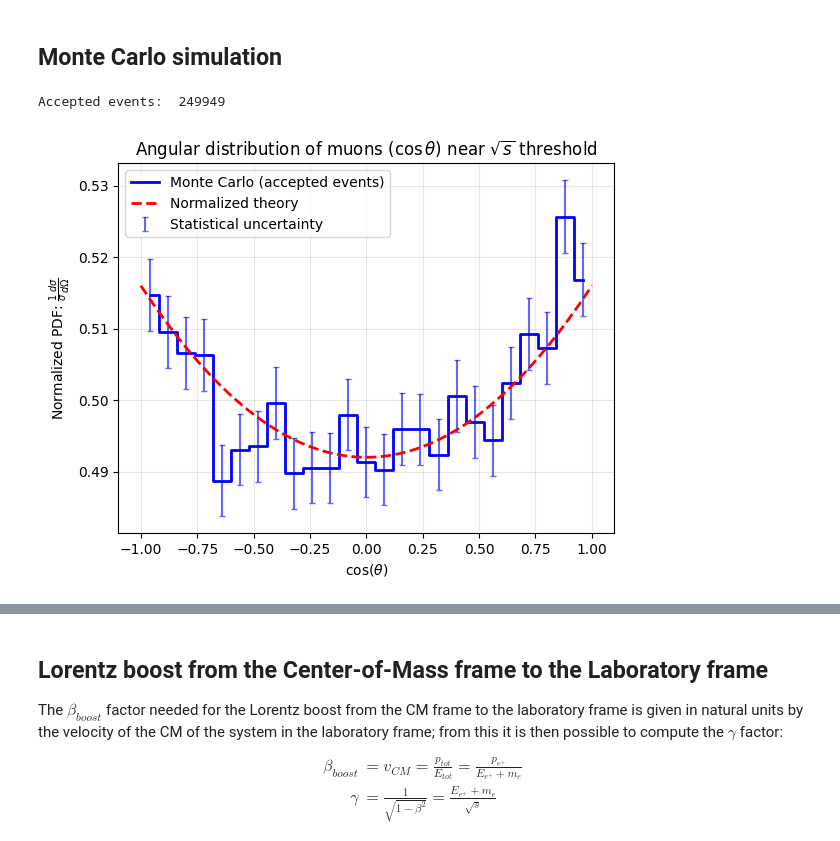
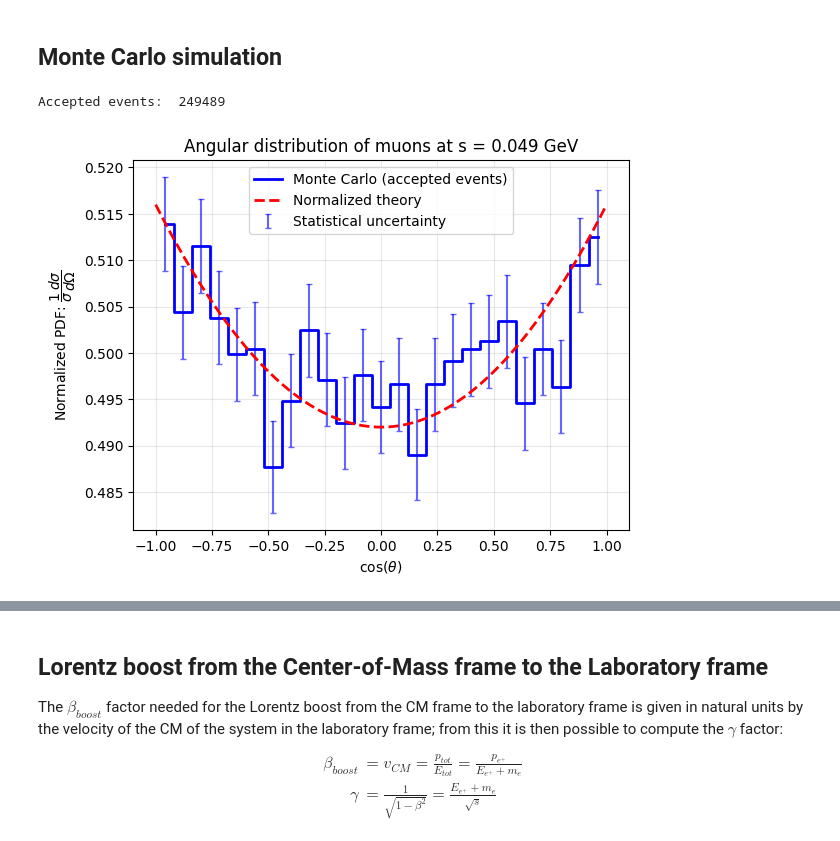
Before and after one commit to marcolorenzato00/LCP_Project, a Jupyter notebook: Project.ipynb, the cells around one changed output, grey strips where cells are left out. Cells and saved outputs as stored; diff of their text form; code cells hidden in the pictures.

```diff
--- a/Project.ipynb
+++ b/Project.ipynb
@@ -334,27 +315,25 @@ def montecarlo(s, n):
 # %%
 n = 500000
 
 cos = montecarlo(s, n)
 
 # Random azimuthal angle in CM frame
 phi = np.random.uniform(0, 2*np.pi, len(cos))
 
-
-
-
+# Plottinh
 plot_data(cos)
 plot_theory(s)
 
 plt.xlabel(r"$\cos(\theta)$")
-plt.ylabel(r"Normalized PDF: $\frac{1}{\sigma}\frac{d\sigma}{d\Omega}$")
-plt.title(r"Angular distribution of muons ($\cos \theta$) near $\sqrt{s}$ threshold")
+plt.ylabel(r"Normalized PDF: $\dfrac{1}{\sigma}\dfrac{d\sigma}{d\Omega}$")
+plt.title(f"Angular distribution of muons at s = {s:.3f} GeV")
 
 plt.legend()
 plt.grid(alpha=0.3)
 plt.show()
 # %% [output]
-Accepted events:  249949
+Accepted events:  249489
-[figure, old version]
+[figure, new version]
 # %%
 fig, (ax2, ax4) = plt.subplots(1, 2, figsize=(14, 5))
 
```
Also changed, not shown: parts of 17 cells of this notebook, 1 other file.
